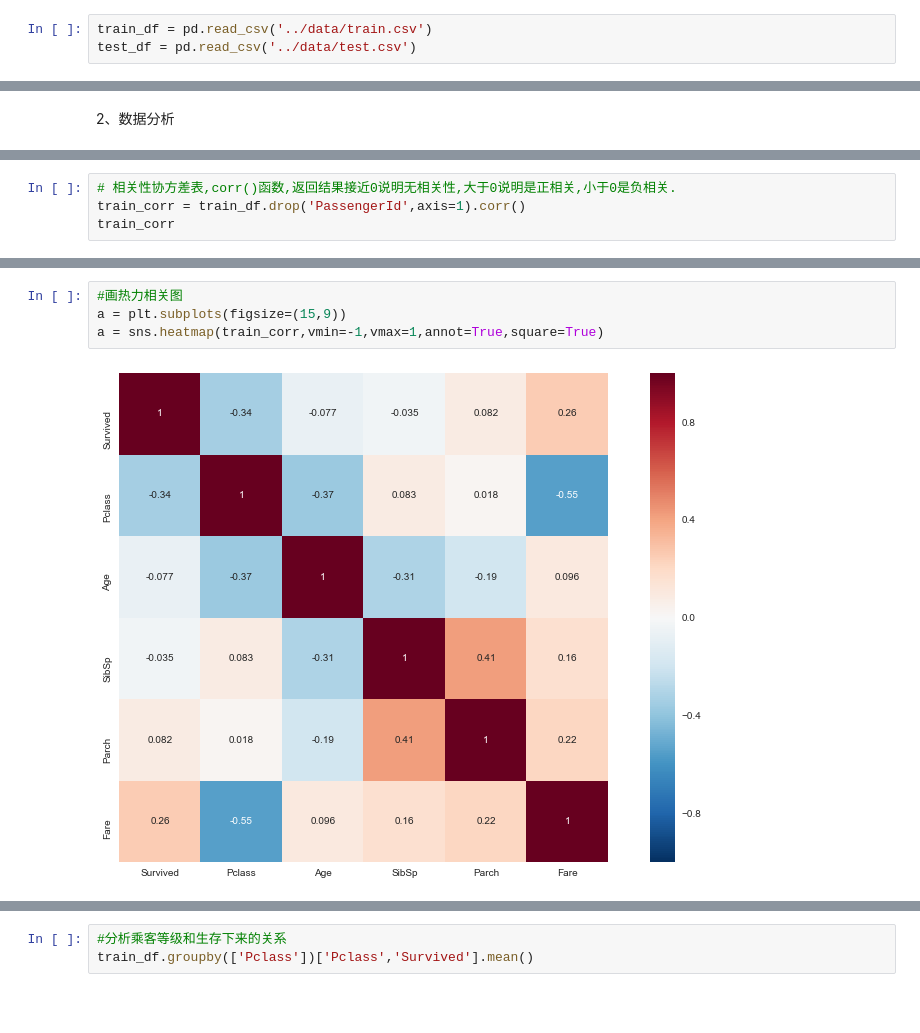
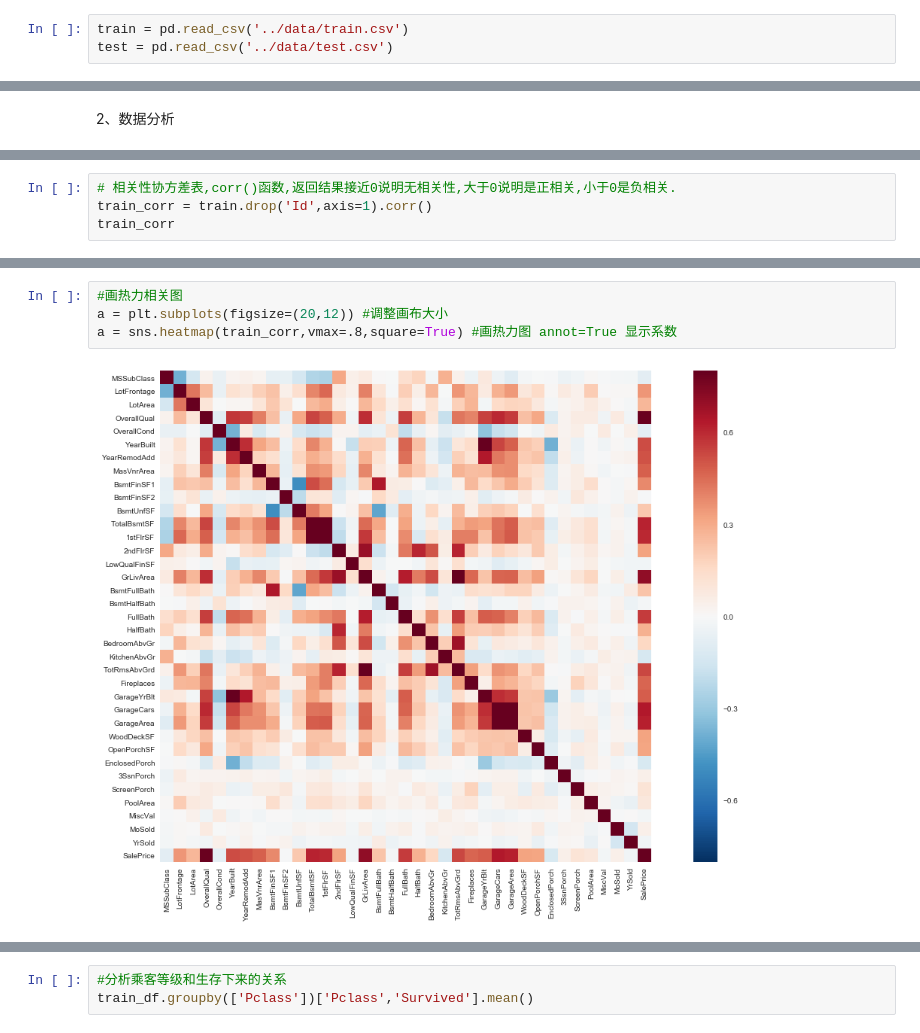
Before and after one commit to zqb1992/kaggle, a Jupyter notebook: competitions/getting-started/House Price/code/House_price_solution.ipynb, the cells around one changed output, grey strips where cells are left out. Drawn from its saved outputs; the diff is of its cells as text; blank space fills up the shorter version.

```diff
--- a/competitions/getting-started/House Price/code/House_price_solution.ipynb
+++ b/competitions/getting-started/House Price/code/House_price_solution.ipynb
@@ -27,6 +17,6 @@ import matplotlib.pyplot as plt
 # %% [markdown]
 1、数据总览
 # %%
-train_df = pd.read_csv('../data/train.csv')
-test_df = pd.read_csv('../data/test.csv')
+train = pd.read_csv('../data/train.csv')
+test = pd.read_csv('../data/test.csv')
 # %%
@@ -87,5 +95,5 @@ Name: Survived, dtype: int64
 # %%
 # 相关性协方差表,corr()函数,返回结果接近0说明无相关性,大于0说明是正相关,小于0是负相关.
-train_corr = train_df.drop('PassengerId',axis=1).corr()
+train_corr = train.drop('Id',axis=1).corr()
 train_corr
 # %% [output]
@@ -99,6 +118,6 @@ train_corr
 # %%
 #画热力相关图
-a = plt.subplots(figsize=(15,9))
-a = sns.heatmap(train_corr,vmin=-1,vmax=1,annot=True,square=True)
+a = plt.subplots(figsize=(20,12)) #调整画布大小
+a = sns.heatmap(train_corr,vmax=.8,square=True) #画热力图 annot=True 显示系数
 # %% [output]
-[figure, old version]
+[figure, new version]
```
Also changed, not shown: parts of 8 cells of this notebook.
